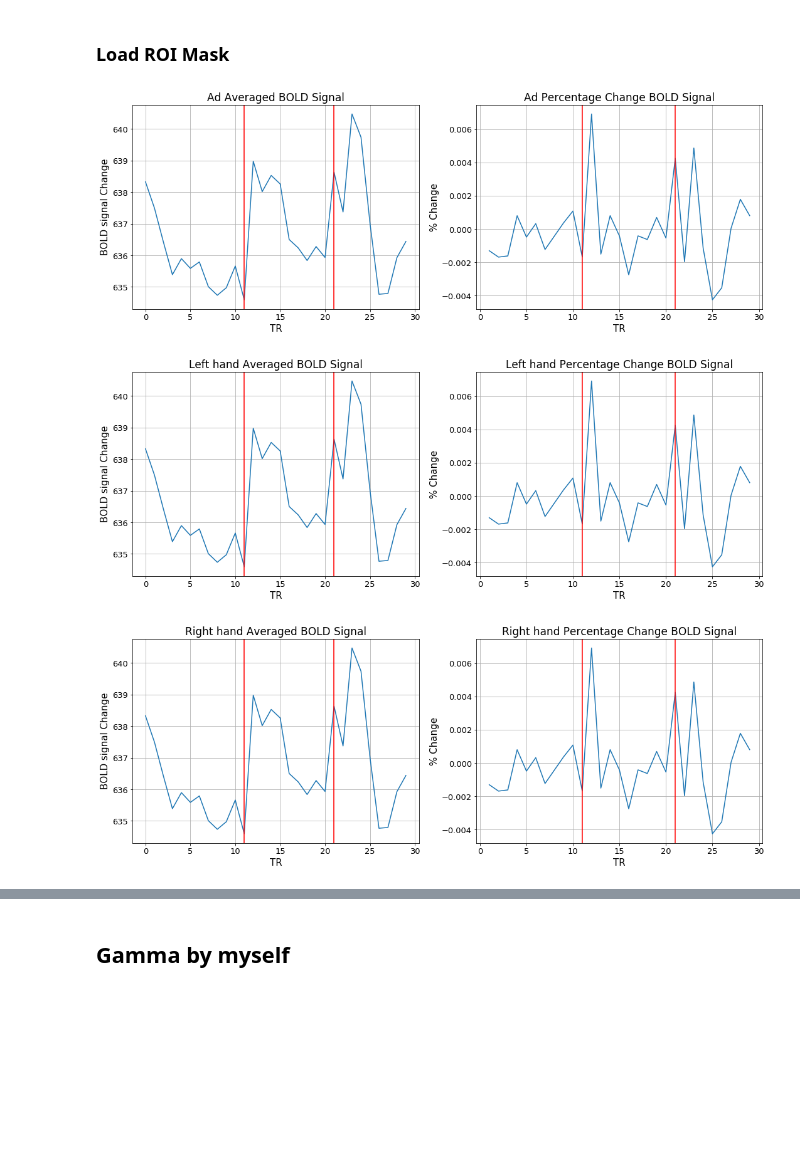
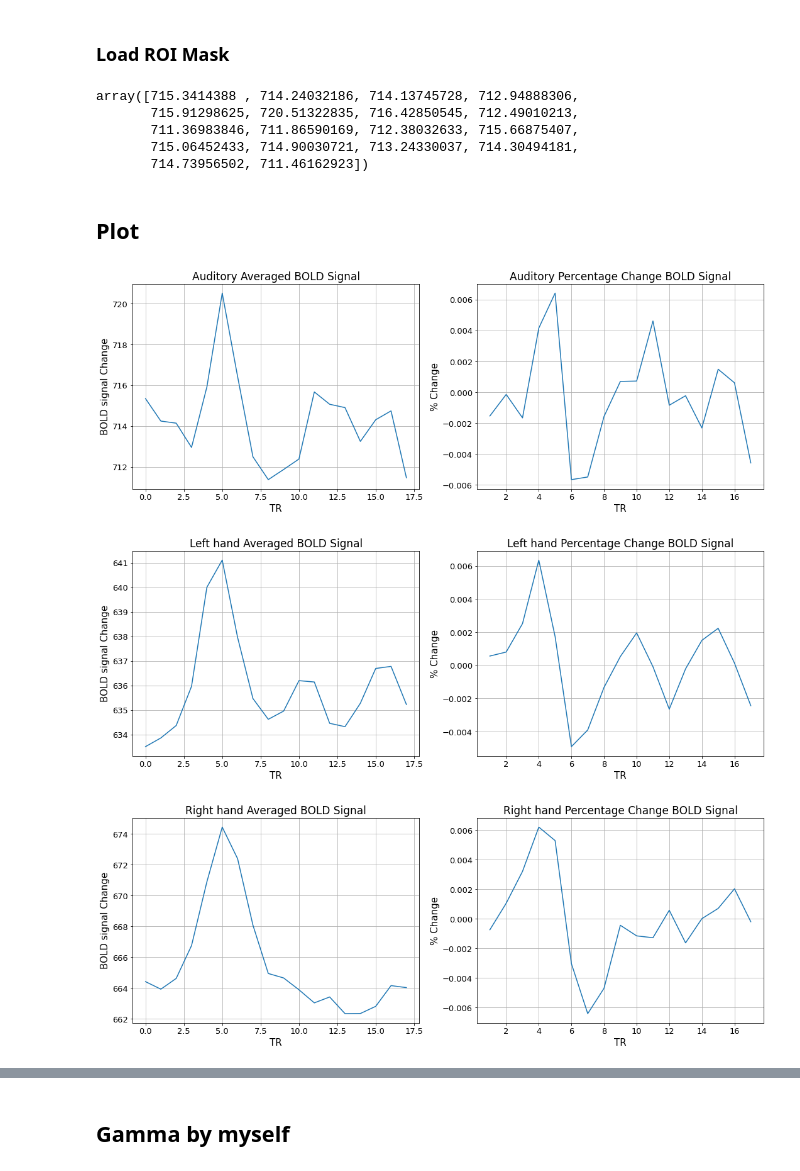
Before and after one commit to 1pha/hrf-estimation, a Jupyter notebook: approaches.ipynb, the cells around one changed output, grey strips where cells are left out. Drawn from its saved outputs; the diff is of its cells as text; code cells hidden in the pictures; blank space fills up the shorter version.

Commit message:
[U] 1. task_related_tmask/ 2. Deconv / 3. 2nd Gamma

```diff
--- a/approaches.ipynb
+++ b/approaches.ipynb
@@ -38,9 +47,11 @@ lh_raw_brik = nib.load(glob(dir_sub_id)[1])
 lh_img_brik = lh_raw_brik.get_fdata()
 # %%
-rh_raw_brik = nib.load(glob(dir_sub_id)[2])
+fname = glob(dir_sub_id)[2]
+rh_raw_brik = nib.load(fname)
 rh_img_brik = rh_raw_brik.get_fdata()
 # %%
-vs_raw_brik = nib.load(glob(dir_sub_id)[3])
+fname = glob(dir_sub_id)[3]
+vs_raw_brik = nib.load(fname)
 vs_img_brik = vs_raw_brik.get_fdata()
 # %% [markdown]
 ### Load ROI Mask
@@ -54,8 +65,20 @@ ad_roi_total = np.sum(ad_img_brik[p] for p in masks['ad']) / len(masks['ad'])
 lh_roi_total = np.sum(lh_img_brik[p] for p in masks['lh']) / len(masks['lh'])
 rh_roi_total = np.sum(rh_img_brik[p] for p in masks['rh']) / len(masks['rh'])
 vs_roi_total = np.sum(vs_img_brik[p] for p in masks['vs']) / len(masks['vs'])
+# %%
+task_related_tmask = [_ for _ in range(8, 26)]
+# %%
+ad_roi_total[task_related_tmask]
+# %% [output]
+array([715.3414388 , 714.24032186, 714.13745728, 712.94888306,
+       715.91298625, 720.51322835, 716.42850545, 712.49010213,
+       711.36983846, 711.86590169, 712.38032633, 715.66875407,
+       715.06452433, 714.90030721, 713.24330037, 714.30494181,
+       714.73956502, 711.46162923])
+# %% [markdown]
+## Plot
 # %%
-def plot(roi_total, task='ad'):
+def plot(roi_total, task='ad', title='BOLD Signal'):
 
     fig, ax = plt.subplots(1, 2, figsize=(18, 6))
 
@@ -63,34 +86,34 @@ def plot(roi_total, task='ad'):
     labelsize = 15
     tickssize = 13
 
-    ax[0].plot(lh_roi_total)
-    ax[0].set_title(f'{task.capitalize()} Averaged BOLD Signal', fontsize=titlesize)
+    ax[0].plot(roi_total)
+    ax[0].set_title(f'{task.capitalize()} Averaged {title}', fontsize=titlesize)
     ax[0].set_xlabel('TR', fontsize=labelsize)
     ax[0].set_ylabel('BOLD signal Change', fontsize=labelsize)
     ax[0].tick_params('x', labelsize=tickssize)
     ax[0].tick_params('y', labelsize=tickssize)
     ax[0].grid()
-    ax[0].axvline(11, color='red')
-    ax[0].axvline(21, color='red')
+#     ax[0].axvline(11, color='red')
+#     ax[0].axvline(21, color='red')
 
-    ax[1].plot(pd.Series(lh_roi_total).pct_change())
-    ax[1].set_title(f'{task.capitalize()} Percentage Change BOLD Signal', fontsize=titlesize)
+    ax[1].plot(pd.Series(roi_total).pct_change())
+    ax[1].set_title(f'{task.capitalize()} Percentage Change {title}', fontsize=titlesize)
     ax[1].set_xlabel('TR', fontsize=labelsize)
     ax[1].set_ylabel('% Change', fontsize=labelsize)
     ax[1].tick_params('x', labelsize=tickssize)
     ax[1].tick_params('y', labelsize=tickssize)
     ax[1].grid()
-    ax[1].axvline(11, color='red')
-    ax[1].axvline(21, color='red')
+#     ax[1].axvline(11, color='red')
+#     ax[1].axvline(21, color='red')
 # %%
-plot(ad_roi_total, 'ad')
+plot(ad_roi_total[task_related_tmask], 'Auditory')
 # %% [output]
-[figure, old version]
+[figure, new version]
 # %%
-plot(lh_roi_total, 'left hand')
+plot(lh_roi_total[task_related_tmask], 'left hand')
 # %% [output]
-[figure, old version]
+[figure, new version]
 # %%
-plot(rh_roi_total, 'right hand')
+plot(rh_roi_total[task_related_tmask], 'right hand')
 # %% [output]
-[figure, old version]
+[figure, new version]
```
Also changed, not shown: parts of 27 cells of this notebook.
